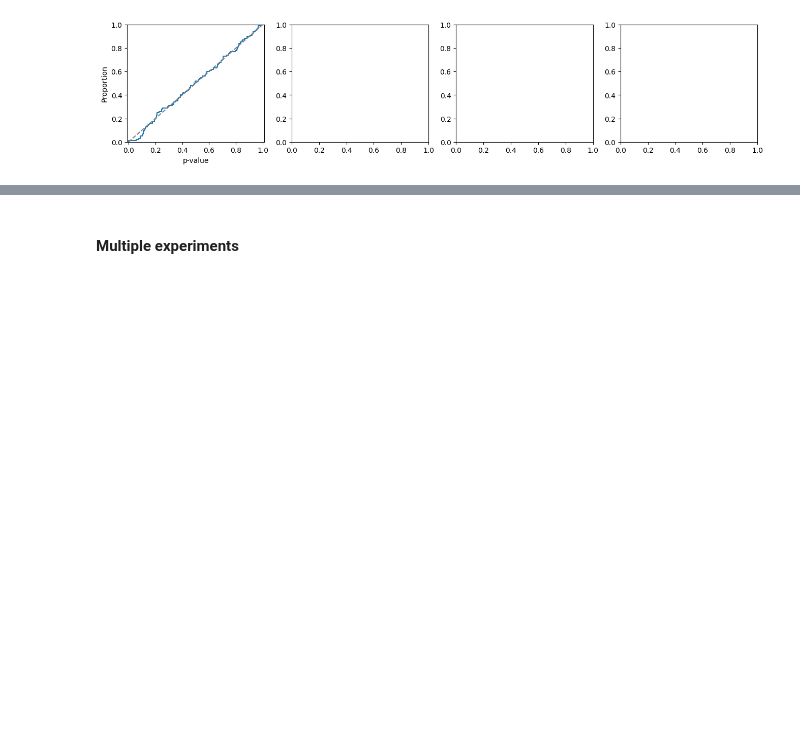
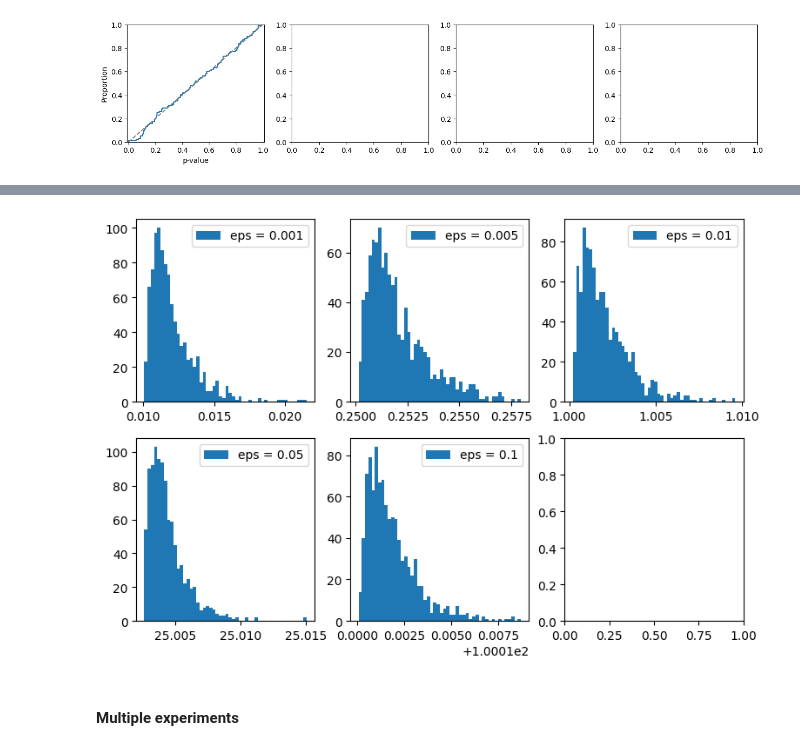
Before and after one commit to XingLLiu/robust-kernel-test, a Jupyter notebook: notebooks/MMD.ipynb, the cells around one changed output, grey strips where cells are left out. Cells and saved outputs as stored; diff of their text form; code cells hidden in the pictures; blank space fills up the shorter version.

```diff
--- a/notebooks/MMD.ipynb
+++ b/notebooks/MMD.ipynb
@@ -458,3 +605,38 @@ _ = ax.set_xlabel("p-value")
+# %%
+# simulate sampling distribution for stat
+stats_ls_all_eps = []
+eps_ls = [0.001, 0.005, 0.01, 0.05, 0.1]
+
+for eps in eps_ls:
+    stat_ls = []
+
+    ###
+    mean1 = np.zeros((dim,)) # data
+    mean2 = np.zeros((dim,)) # model
+
+    Xs = np.random.multivariate_normal(mean1, np.eye(dim), (1000, n))
+    n_outlier = max(1, int(n * eps))
+    Xs[:, :n_outlier] = outlier
+
+    score_fn = lambda x: - (x - mean2)
+    ###
+
+    kernel = kernels.RBF(sigma_sq=2.)
+    ksd = metrics.KSD(kernel, score_fn=score_fn)
+    for X in tqdm(Xs):
+        stat_ls.append(ksd(X, X, vstat=True))
+
+    stats_ls_all_eps.append(stat_ls)
+# %%
+# true sampling distribution
+figs, axes = plt.subplots(nrows=2, ncols=3, figsize=(9, 6))
+
+for i, ww in enumerate(eps_ls):
+    ax = axes.flatten()[i]
+    ax.hist(stats_ls_all_eps[i], bins=50, label=f"eps = {ww}")
+    ax.legend()
+# %% [output]
+[figure, added]
 # %% [markdown]
 #### Multiple experiments
 # %%
```
Also changed, not shown: parts of 45 cells of this notebook, 7 other files.
